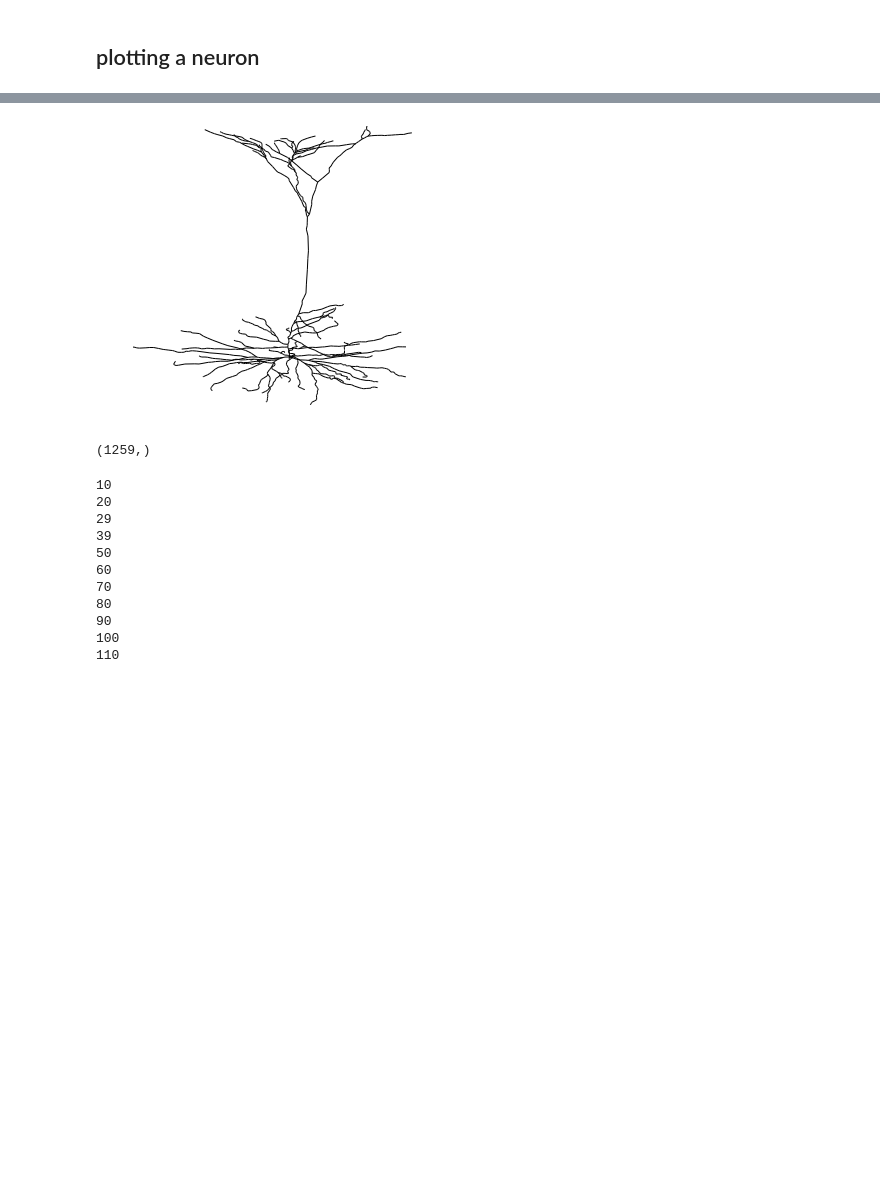
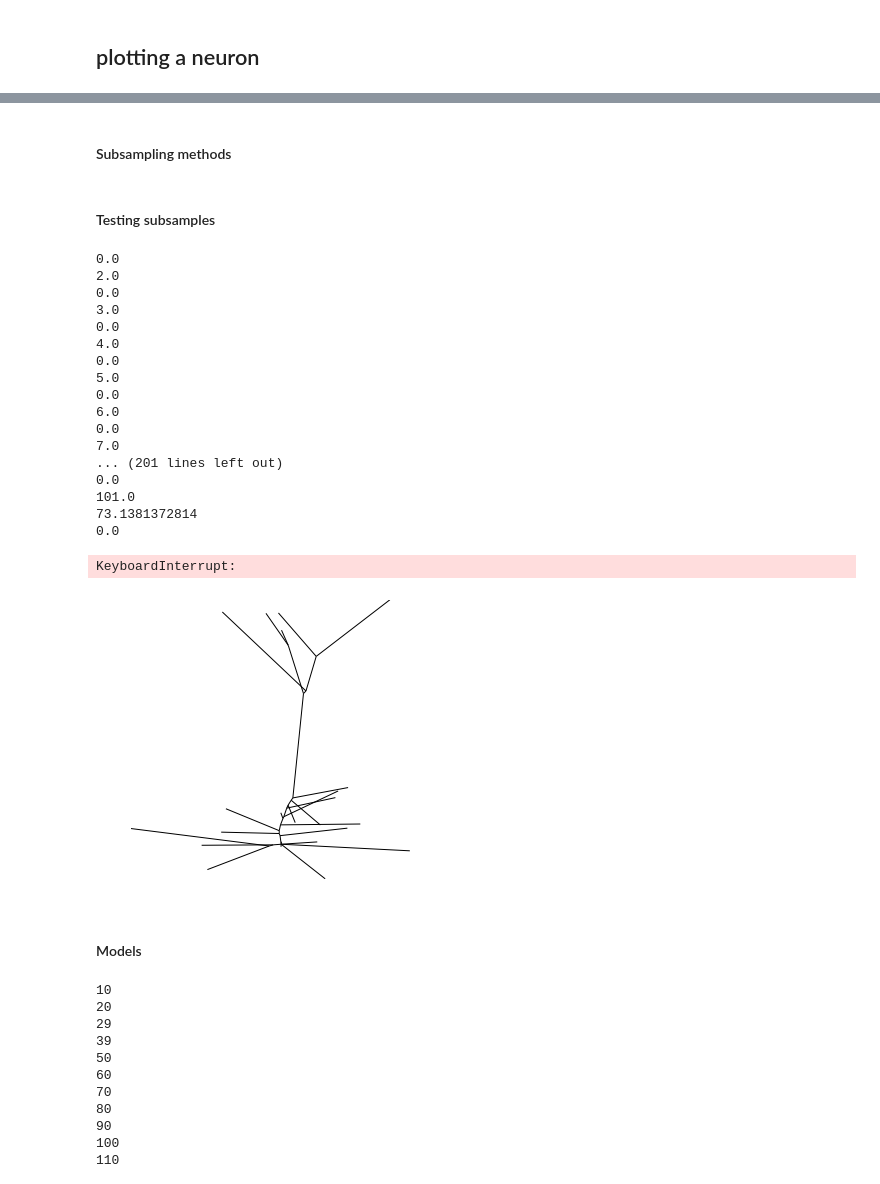
Before and after one commit to RoozbehFarhoodi/McNeuron, a Jupyter notebook: HG-GAN-Geometry.ipynb, the cells around one changed output, grey strips where cells are left out. Saved outputs shown, nothing was run; the diff lists cells and outputs as text; code cells hidden in the pictures; blank space fills up the shorter version.

```diff
--- a/HG-GAN-Geometry.ipynb
+++ b/HG-GAN-Geometry.ipynb
@@ -17,0 +18,2 @@ Using Theano backend.
+# %% [markdown]
+#### Subsampling methods
@@ -18,11 +358,32 @@ Using Theano backend.
+# %% [markdown]
+#### Testing subsamples
 # %%
 neuron_list = McNeuron.visualize.get_all_path(os.getcwd()+"/Data/Pyramidal/chen")
 neuron = McNeuron.Neuron(file_format = 'swc', input_file=neuron_list[19])
-McNeuron.visualize.plot_2D(neuron,size = 4,save = "original.eps")
+# McNeuron.visualize.plot_2D(neuron,size = 4)
+# McNeuron.visualize.plot_2D(random_subsample(neuron, 200) ,size = 4)
+# McNeuron.visualize.plot_2D(subsample_main_nodes(neuron) ,size = 4)
+# McNeuron.visualize.plot_2D(regular_subsample(neuron, distance = 60) ,size = 4)
+# McNeuron.visualize.plot_2D(regular_subsample_with_fixed_number(neuron, num = 200) ,size = 4)
+McNeuron.visualize.plot_2D(mesoscale_subsample(neuron, number = 40) ,size = 4)
+McNeuron.visualize.plot_2D(regular_mesoscale_subsample(neuron, number = 40) ,size = 4)
 # %% [output]
+0.0
+2.0
+0.0
+3.0
+0.0
+4.0
+0.0
+5.0
+0.0
+6.0
+0.0
+7.0
+... (201 lines left out)
+0.0
+101.0
+73.1381372814
+0.0
+KeyboardInterrupt:
-[figure, old version]
+[figure, new version]
-# %%
-#tmp = neuron.subsample_main_nodes()
-np.shape(neuron.parent_index)
-# %% [output]
-(1259,)
@@ -206,0 +390,2 @@ def morphology_generator(n_nodes=10):
+# %% [markdown]
+#### Models
```
Also changed, not shown: parts of 5 cells of this notebook.
